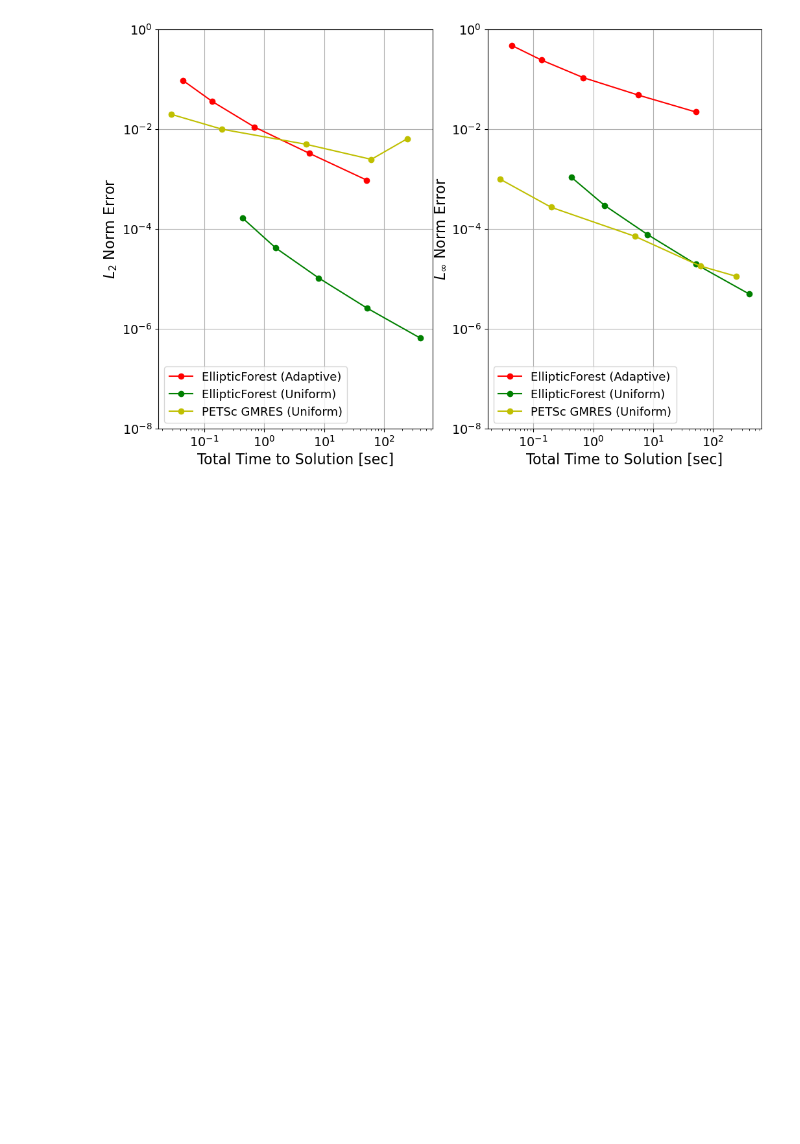
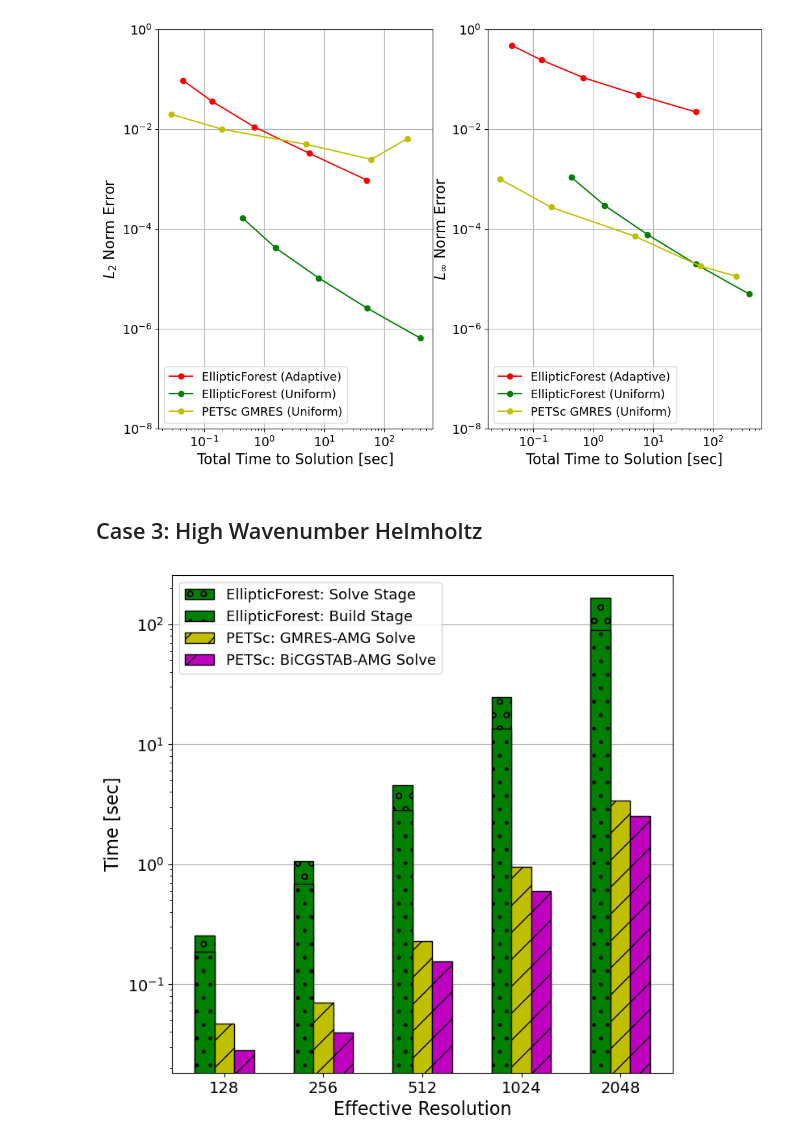
Before and after one commit to DamynChipman/Dissertation, a Jupyter notebook: src/scripts/plots.ipynb, the cells around one changed output. Drawn from its saved outputs; the diff is of its cells as text; code cells hidden in the pictures; blank space fills up the shorter version.

Commit message:
Adding case 3 (Helmholtz) data and figures.

```diff
--- a/src/scripts/plots.ipynb
+++ b/src/scripts/plots.ipynb
@@ -335,3 +335,71 @@ plt.savefig(fig_dir + 'case02-work-precision-plots-no-title.pdf')
 plt.savefig(fig_dir + 'case02-work-precision-plots-no-title.png')
 # %% [output]
 [figure]
+# %% [markdown]
+## Case 3: High Wavenumber Helmholtz
+# %%
+# Import data
+data_elliptic_forest_uniform = pd.read_csv(data_dir + 'case03-elliptic-forest-uniform.csv')
+data_petsc_gmres_uniform = pd.read_csv(data_dir + 'case03-petsc-gmres-uniform.csv')
+data_petsc_bcgs_uniform = pd.read_csv(data_dir + 'case03-petsc-bcgs-uniform.csv')
+# %%
+ef_uniform_build_time = np.array(data_elliptic_forest_uniform['build_time'])[0:5]
+ef_uniform_upwards_time = np.array(data_elliptic_forest_uniform['upwards_time'])[0:5]
+ef_uniform_solve_time = np.array(data_elliptic_forest_uniform['solve_time'])[0:5]
+
+petsc_gmres_uniform_assembly_time = np.array(data_petsc_gmres_uniform['assembly_time'])[0:5]
+petsc_gmres_uniform_solve_time = np.array(data_petsc_gmres_uniform['solve_time'])[0:5]
+
+petsc_bcgs_uniform_assembly_time = np.array(data_petsc_bcgs_uniform['assembly_time'])[0:5]
+petsc_bcgs_uniform_solve_time = np.array(data_petsc_bcgs_uniform['solve_time'])[0:5]
+
+fig, ax = plt.subplots(figsize=(8,8))
+
+width = 0.2
+offset = 0
+
+offset += width
+ef_uniform_bars = [
+    ax.bar(
+        np.array([0, 1, 2, 3, 4]) + offset, ef_uniform_build_time + ef_uniform_solve_time,
+        color='g', edgecolor='k', hatch='o', label='EllipticForest: Solve Stage', align='edge', width=width, log=True
+    ),
+    ax.bar(
+        np.array([0, 1, 2, 3, 4]) + offset, ef_uniform_build_time,
+        color='g', edgecolor='k', hatch='.', label='EllipticForest: Build Stage', align='edge', width=width, log=True
+    )
+]
+
+offset += width
+petsc_gmres_bars = [
+    ax.bar(
+        np.array([0, 1, 2, 3, 4]) + offset, petsc_gmres_uniform_solve_time,
+        color='y', edgecolor='k', hatch='/', label='PETSc: GMRES-AMG Solve', align='edge', width=width, log=True
+    )
+]
+
+offset += width
+petsc_bcgs_bars = [
+    ax.bar(
+        np.array([0, 1, 2, 3, 4]) + offset, petsc_bcgs_uniform_solve_time,
+        color='m', edgecolor='k', hatch='/', label='PETSc: BiCGSTAB-AMG Solve', align='edge', width=width, log=True
+    )
+]
+
+ax.set_xlabel('Effective Resolution', size=16)
+ax.set_xticks(np.array([0, 1, 2, 3, 4]) + 0.5)
+ax.set_xticklabels([128, 256, 512, 1024, 2048])
+
+ax.set_ylabel('Time [sec]', size=16)
+ax.tick_params(axis='both', labelsize=14)
+
+ax.legend(prop={'size':13})
+ax.grid(axis='y', which='major')
+ax.set_axisbelow(True)
+
+# ax.set_title(r'Helmholtz Equation Comparison $(\lambda=1)$')
+
+plt.savefig(fig_dir + 'case03-l1-stacked-bar-plot-comparisons-no-title.pdf')
+plt.savefig(fig_dir + 'case03-l1-stacked-bar-plot-comparisons-no-title.png')
+# %% [output]
+[figure, added]
```
Also changed, not shown: parts of 4 cells of this notebook, 15 other files.
